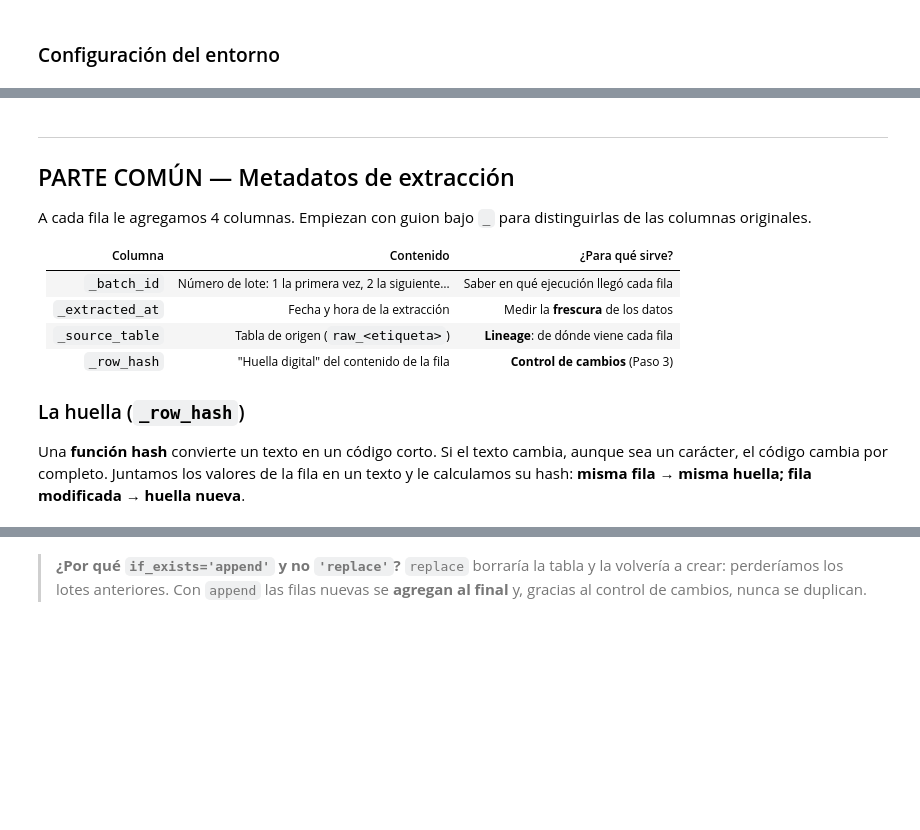
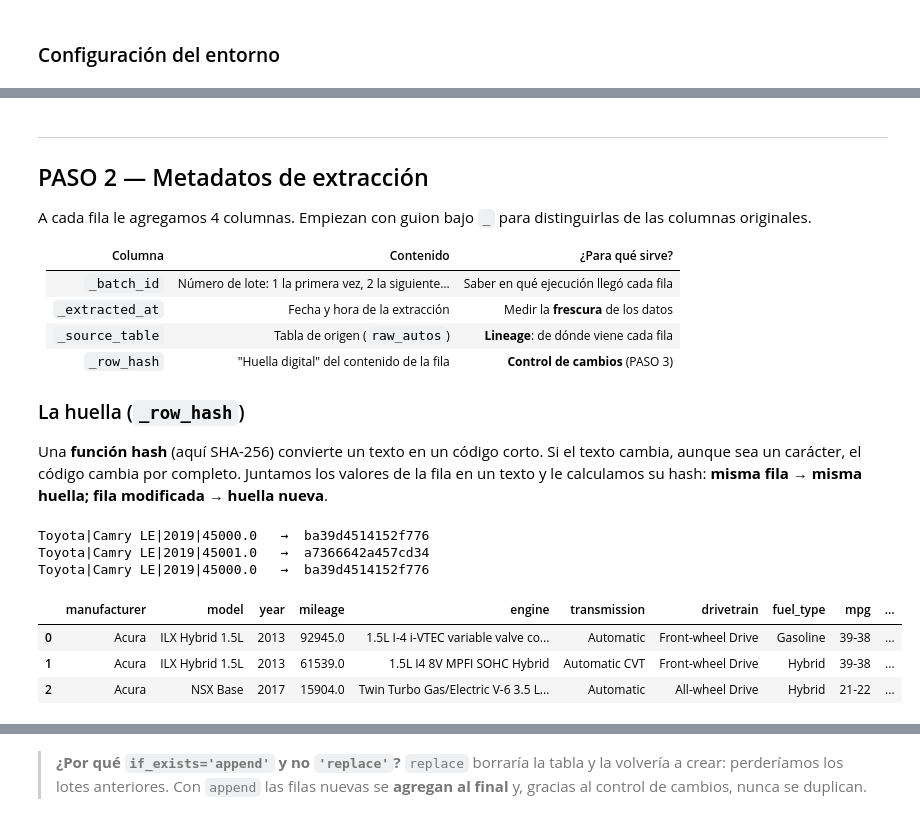
Before and after one commit to luispardave/ING_BD_ProjectF, a Jupyter notebook: Codigos/EXTRACCION.ipynb, the cells around one changed output, grey strips where cells are left out. Cells and saved outputs as stored; diff of their text form; code cells hidden in the pictures; blank space fills up the shorter version.

Commit message:
Capa EXTRACTED: extracción de raw_autos con control de cambios y log

```diff
--- a/Codigos/EXTRACCION.ipynb
+++ b/Codigos/EXTRACCION.ipynb
@@ -91,0 +44,32 @@ print()
+# %%
+# ── Librerías, tablas y archivos de esta capa ─────────────────────────────
+
+import json
+import hashlib
+import sqlite3
+import pandas as pd
+from datetime import datetime
+
+pd.set_option('display.max_columns', None)
+
+
+ETIQUETA        = 'autos'
+TABLA_RAW       = f'raw_{ETIQUETA}'                              # origen
+TABLA_EXTRACTED = f'extracted_{ETIQUETA}'                        # destino
+
+CDC_PATH = f'{EXTRACCION_LOGS}/cdc_{ETIQUETA}.json'              # estado del control de cambios
+LOG_PATH = f'{EXTRACCION_LOGS}/extraccion_log.jsonl'             # historial de operaciones
+
+# Columnas para comparar cómo conserva los tipos cada formato (PASO 7)
+COLS_TIPOS = ['year', 'price', 'accidents_or_damage', '_batch_id', '_extracted_at']
+
+os.makedirs(EXTRACCION_LOGS, exist_ok=True)
+os.makedirs(EXPORTS_PATH, exist_ok=True)
+
+print()
+print(f'Origen       : {TABLA_RAW}')
+print(f'Destino      : {TABLA_EXTRACTED}')
+print(f'CDC          : {ruta_relativa(CDC_PATH)}')
+print(f'Log          : {ruta_relativa(LOG_PATH)}')
+print(f'Exportación  : {ruta_relativa(EXPORTS_PATH)}')
+print()
@@ -114,6 +127,6 @@ listar_tablas(DB_PATH);
 # %% [markdown]
 ---
-## PARTE COMÚN — Metadatos de extracción
+## PASO 2 — Metadatos de extracción
 
 A cada fila le agregamos 4 columnas. Empiezan con guion bajo `_` para distinguirlas de las columnas originales.
 
@@ -121,35 +134,45 @@ A cada fila le agregamos 4 columnas. Empiezan con guion bajo `_` para distinguir
 |---|---|---|
 | `_batch_id` | Número de lote: 1 la primera vez, 2 la siguiente… | Saber en qué ejecución llegó cada fila |
 | `_extracted_at` | Fecha y hora de la extracción | Medir la **frescura** de los datos |
-| `_source_table` | Tabla de origen (`raw_<etiqueta>`) | **Lineage**: de dónde viene cada fila |
-| `_row_hash` | "Huella digital" del contenido de la fila | **Control de cambios** (Paso 3) |
+| `_source_table` | Tabla de origen (`raw_autos`) | **Lineage**: de dónde viene cada fila |
+| `_row_hash` | "Huella digital" del contenido de la fila | **Control de cambios** (PASO 3) |
 
 ### La huella (`_row_hash`)
 
-Una **función hash** convierte un texto en un código corto. Si el texto cambia, aunque sea un carácter, el código cambia por completo. Juntamos los valores de la fila en un texto y le calculamos su hash: **misma fila → misma huella; fila modificada → huella nueva**.
+Una **función hash** (aquí SHA-256) convierte un texto en un código corto. Si el texto cambia, aunque sea un carácter, el código cambia por completo. Juntamos los valores de la fila en un texto y le calculamos su hash: **misma fila → misma huella; fila modificada → huella nueva**.
 # %%
 # ── ¿Cómo funciona un hash? ────────────────────────────────────────────────
+# El mismo auto con el millaje cambiado en un dígito produce una huella totalmente distinta
+
 print()
-
-for texto in ['Wii Sports|Wii|2006.0',
-              'Wii Sports|Wii|2007.0',
-              'Wii Sports|Wii|2006.0']:
+for texto in ['Toyota|Camry LE|2019|45000.0',
+              'Toyota|Camry LE|2019|45001.0',
+              'Toyota|Camry LE|2019|45000.0']:
 
     huella = hashlib.sha256(texto.encode('utf-8')).hexdigest()[:16]
-    print(f'{texto:<25} →  {huella}')
-
+    print(f'{texto:<30} →  {huella}')
 print()
+# %% [output]
+Toyota|Camry LE|2019|45000.0   →  ba39d4514152f776
+Toyota|Camry LE|2019|45001.0   →  a7366642a457cd34
+Toyota|Camry LE|2019|45000.0   →  ba39d4514152f776
 # %%
 # ── Función para calcular la huella de cada fila ───────────────────────────
 
 def calcular_huella(df):
-
-    '''Regresa la huella
-    (16 caracteres) de cada
-    fila del DataFrame.'''
+    '''Regresa la huella (16 caracteres) de cada fila del DataFrame.'''
+    texto_fila = df.map(str).agg('|'.join, axis=1)              # 'v1|v2|v3|...'
+    return texto_fila.map(lambda t: hashlib.sha256(t.encode('utf-8')).hexdigest()[:16])
 
 
-    texto_fila = df.map(str).agg('|'.join, axis=1)              # 'v1|v2|v3|...'
-    return texto_fila.map(lambda t: hashlib.sha256(t.encode('utf-8')).hexdigest()[:16])
+# Prueba con las primeras 3 filas
+prueba = df_raw.head(3).copy()
+prueba['_row_hash'] = calcular_huella(df_raw.head(3))
+prueba
+# %% [output]
+|  | manufacturer | model | year | mileage | engine | transmission | drivetrain | fuel_type | mpg | ... |
+| 0 | Acura | ILX Hybrid 1.5L | 2013 | 92945.0 | 1.5L I-4 i-VTEC variable valve co... | Automatic | Front-wheel Drive | Gasoline | 39-38 | ... |
+| 1 | Acura | ILX Hybrid 1.5L | 2013 | 61539.0 | 1.5L I4 8V MPFI SOHC Hybrid | Automatic CVT | Front-wheel Drive | Hybrid | 39-38 | ... |
+| 2 | Acura | NSX Base | 2017 | 15904.0 | Twin Turbo Gas/Electric V-6 3.5 L... | Automatic | All-wheel Drive | Hybrid | 21-22 | ... |
 # %% [markdown]
 ---
```
Also changed, not shown: parts of 106 cells of this notebook, 6 other files.
